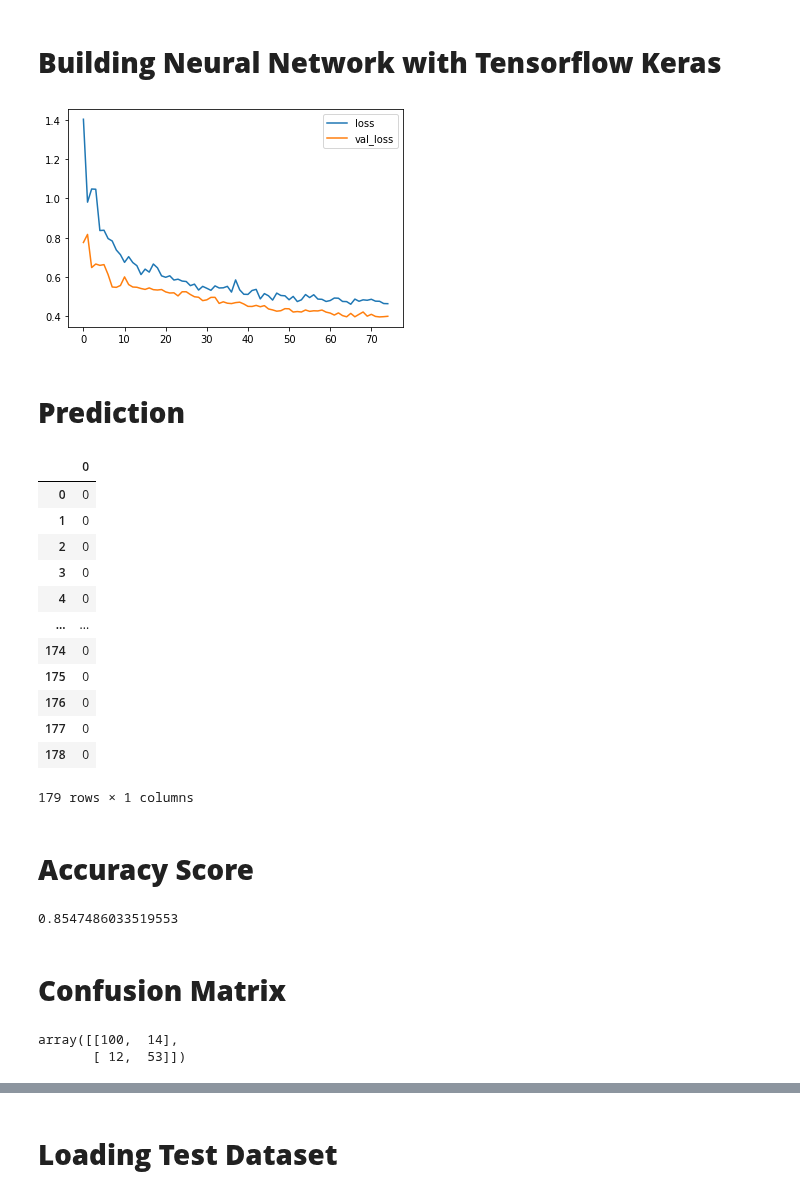
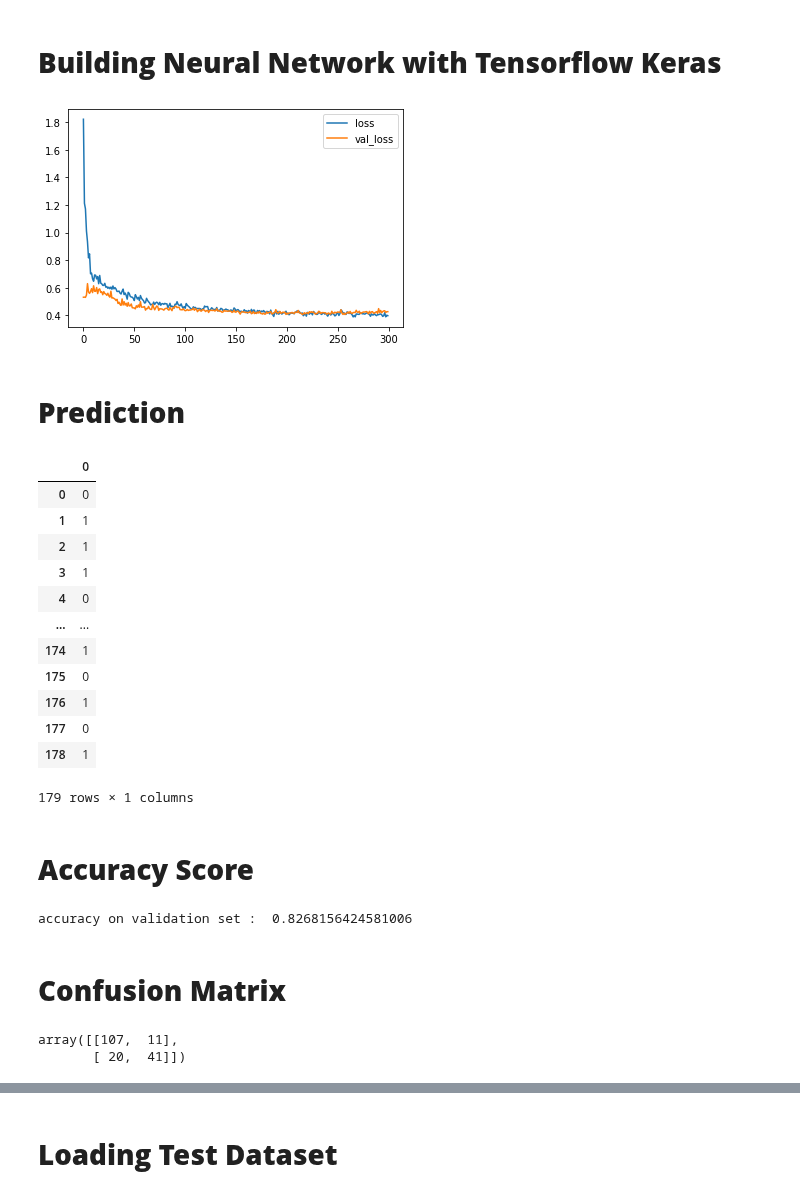
Before and after one commit to Suyashiitr/kaggle, a Jupyter notebook: titanic-neural-network-prediction.ipynb, the cells around one changed output, grey strips where cells are left out. Drawn from its saved outputs; the diff is of its cells as text; code cells hidden in the pictures.

```diff
--- a/titanic-neural-network-prediction.ipynb
+++ b/titanic-neural-network-prediction.ipynb
@@ -212,39 +212,39 @@ x_train,x_test,y_train,y_test = train_test_split(x,y,test_size=0.2)
 import warnings
 warnings.filterwarnings("ignore")
 #to avoid warnings
 
 earlystop = callbacks.EarlyStopping(
      min_delta = 0.001,
      patience = 10,
      restore_best_weights = True,
 )
 
 model = keras.Sequential([
-        layers.Dense(256,activation = 'relu'),
-        layers.Dropout(0.2),
+        layers.Dense(512,activation = 'relu'),
+        layers.Dropout(0.5),
         layers.Dense(256,activation='relu'),
-        layers.Dropout(0.2),
+        layers.Dropout(0.5),
         layers.Dense(1,activation='sigmoid'),
 ])
 model.compile(
     optimizer = 'adam',
     loss = 'binary_crossentropy',
     metrics = ['binary_accuracy']
 )
 
 fit = model.fit(
         x_train,y_train,
         validation_data=(x_test,y_test),
-        callbacks = [earlystop],
+ #       callbacks = [earlystop],
         batch_size = 64,
-        epochs = 512,
+        epochs = 300,
         verbose = 0
 )
 
 history_df = pd.DataFrame(fit.history)
 history_df.loc[:, ['loss', 'val_loss']].plot();
 # %% [output]
-[figure, old version]
+[figure, new version]
 # %% [markdown]
 # **Prediction**
 # %%
@@ -255,24 +255,24 @@ val_sco #predictions using cross validation dataset
 # %% [output]
 |  | 0 |
 | 0 | 0 |
-| 1 | 0 |
-| 2 | 0 |
-| 3 | 0 |
+| 1 | 1 |
+| 2 | 1 |
+| 3 | 1 |
 | 4 | 0 |
 | ... | ... |
-| 174 | 0 |
+| 174 | 1 |
 | 175 | 0 |
-| 176 | 0 |
+| 176 | 1 |
 | 177 | 0 |
-| 178 | 0 |
+| 178 | 1 |
 179 rows × 1 columns
 # %% [markdown]
 # **Accuracy Score**
-# %%
-accuracy_score(y_test,val_sco)
-#An accuracy of 85.5% of validation data
-# %% [output]
-0.8547486033519553
+# %%
+acc = accuracy_score(y_test,val_sco)
+print('accuracy on validation set : ', acc)
+# %% [output]
+accuracy on validation set :  0.8268156424581006
 # %% [markdown]
 # **Confusion Matrix**
 # %%
@@ -280,8 +280,8 @@ from sklearn.metrics import confusion_matrix
 con_mat = confusion_matrix(y_test,val_sco)
 con_mat
 # %% [output]
-array([[100,  14],
-       [ 12,  53]])
+array([[107,  11],
+       [ 20,  41]])
 # %%
 sns.heatmap(con_mat, annot =True)
 # %% [output]
```
Also changed, not shown: parts of 3 cells of this notebook.
